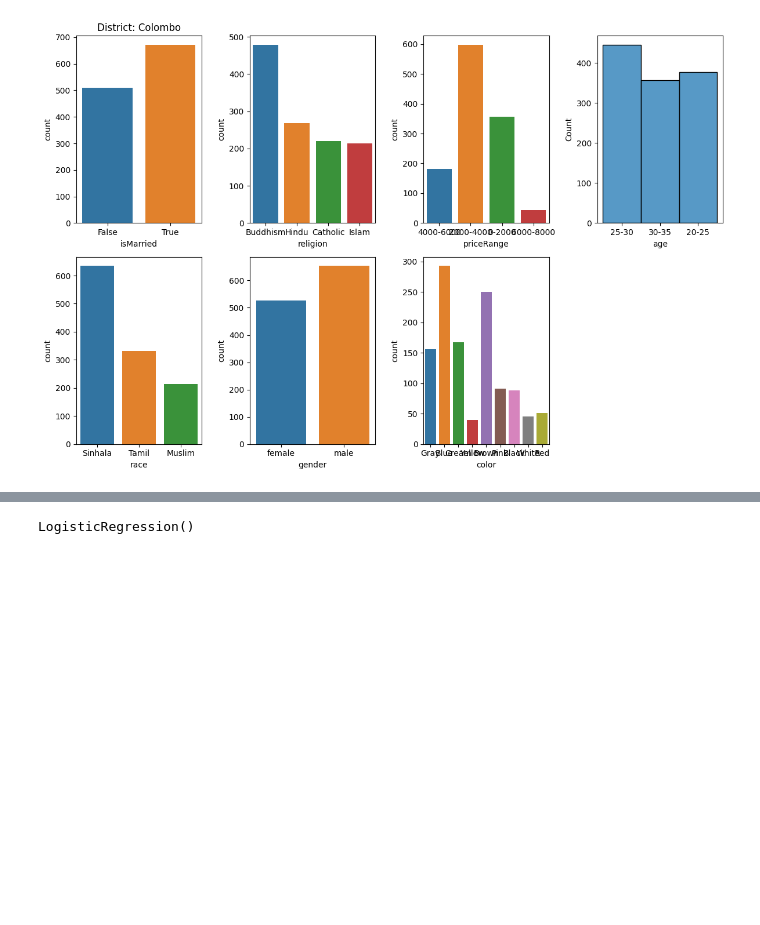
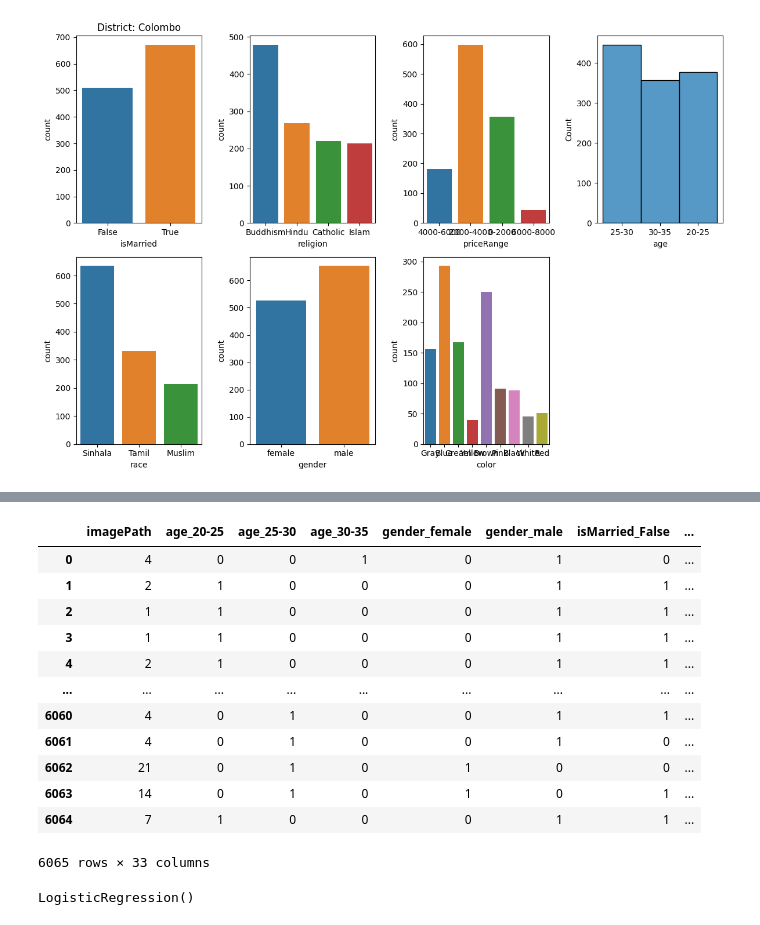
Before and after one commit to Akalanka-1996/consumer-behavior-prediction, a Jupyter notebook: design.ipynb, the cells around one changed output, grey strips where cells are left out. Drawn from its saved outputs; the diff is of its cells as text; code cells hidden in the pictures; blank space fills up the shorter version.

Commit message:
include categorical variable to model

```diff
--- a/design.ipynb
+++ b/design.ipynb
@@ -148,0 +152,3 @@ for district in data['district'].unique():
+# %%
+bool_columns = newdata.select_dtypes(include=['bool']).columns
+print(bool_columns)
@@ -149,3 +192,21 @@ for district in data['district'].unique():
+# %%
+newdata[bool_columns] = newdata[bool_columns].applymap(lambda x: 1 if x else 0)
+# %%
+newdata
+# %% [output]
+|  | imagePath | age_20-25 | age_25-30 | age_30-35 | gender_female | gender_male | isMarried_False | ... |
+| 0 | 4 | 0 | 0 | 1 | 0 | 1 | 0 | ... |
+| 1 | 2 | 1 | 0 | 0 | 0 | 1 | 1 | ... |
+| 2 | 1 | 1 | 0 | 0 | 0 | 1 | 1 | ... |
+| 3 | 1 | 1 | 0 | 0 | 0 | 1 | 1 | ... |
+| 4 | 2 | 1 | 0 | 0 | 0 | 1 | 1 | ... |
+| ... | ... | ... | ... | ... | ... | ... | ... | ... |
+| 6060 | 4 | 0 | 1 | 0 | 0 | 1 | 1 | ... |
+| 6061 | 4 | 0 | 1 | 0 | 0 | 1 | 0 | ... |
+| 6062 | 21 | 0 | 1 | 0 | 1 | 0 | 0 | ... |
+| 6063 | 14 | 0 | 1 | 0 | 1 | 0 | 1 | ... |
+| 6064 | 7 | 1 | 0 | 0 | 0 | 1 | 1 | ... |
+6065 rows × 33 columns
 # %%
 features = ['age', 'gender', 'price']
 # %%
```
Also changed, not shown: parts of 12 cells of this notebook.
